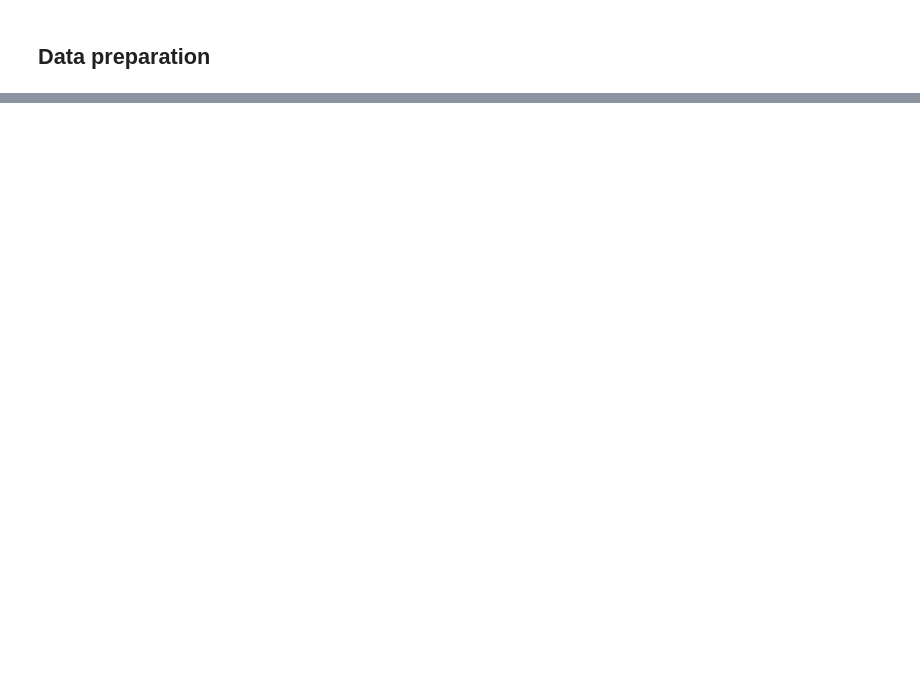
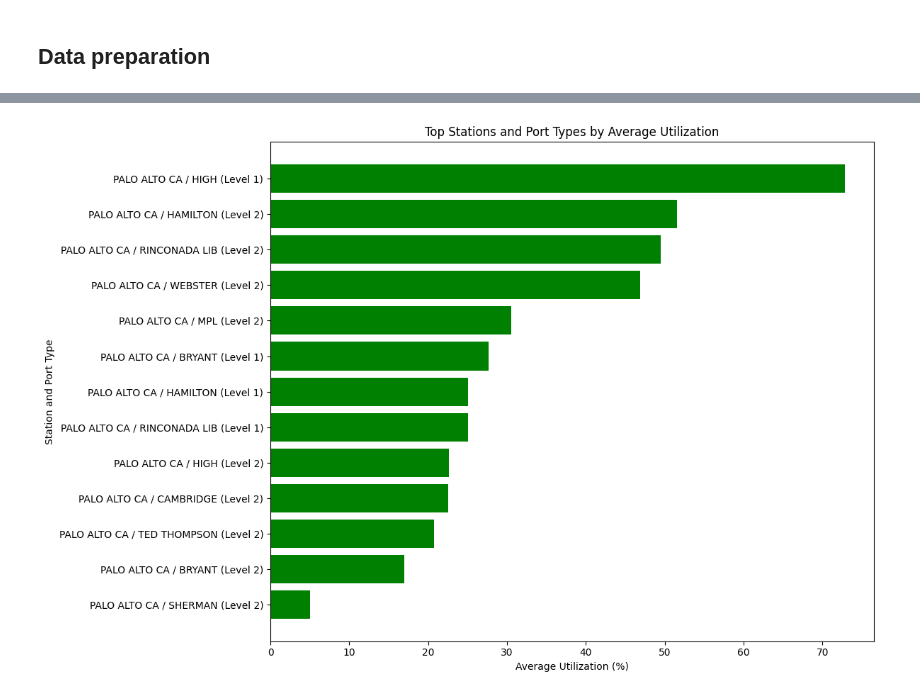
Before and after one commit to DitteGilsfeldt/42577-Introduction-to_Business_Analytics__Project, a Jupyter notebook: Dögg.ipynb, the cells around one changed output, grey strips where cells are left out. Drawn from its saved outputs; the diff is of its cells as text; code cells hidden in the pictures; blank space fills up the shorter version.

```diff
--- a/Dögg.ipynb
+++ b/Dögg.ipynb
@@ -275,0 +539,26 @@ merged_data = merged_data.drop(columns=['unique_id'])
+# %%
+import matplotlib.pyplot as plt
+
+# Combine Base Station Name and Port Type for y-axis labels
+most_at_capacity['Station_Port'] = most_at_capacity['Base Station Name'] + " (" + most_at_capacity['Port Type'] + ")"
+
+# Sort by Average Utilization to ensure proper order
+most_at_capacity_sorted = most_at_capacity.sort_values('Average_Utilization', ascending=False)
+
+# Create the bar chart
+plt.figure(figsize=(12, 8))
+plt.barh(most_at_capacity_sorted['Station_Port'], most_at_capacity_sorted['Average_Utilization'], color='green')
+
+# Add labels and title
+plt.xlabel('Average Utilization (%)')
+plt.ylabel('Station and Port Type')
+plt.title('Top Stations and Port Types by Average Utilization')
+
+# Flip the y-axis for better readability
+plt.gca().invert_yaxis()
+
+# Show the plot
+plt.tight_layout()
+plt.show()
+# %% [output]
+[figure, added]
```
Also changed, not shown: parts of 31 cells of this notebook.
